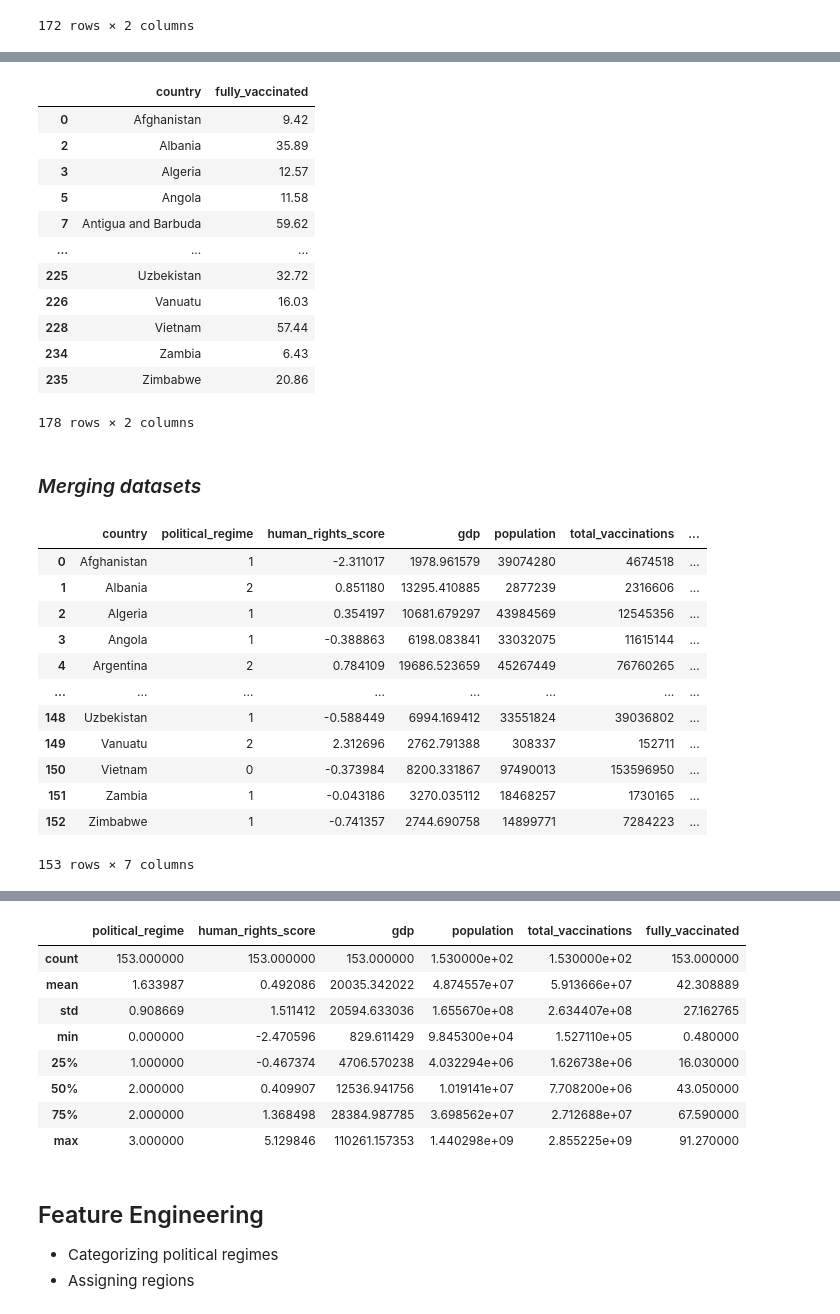
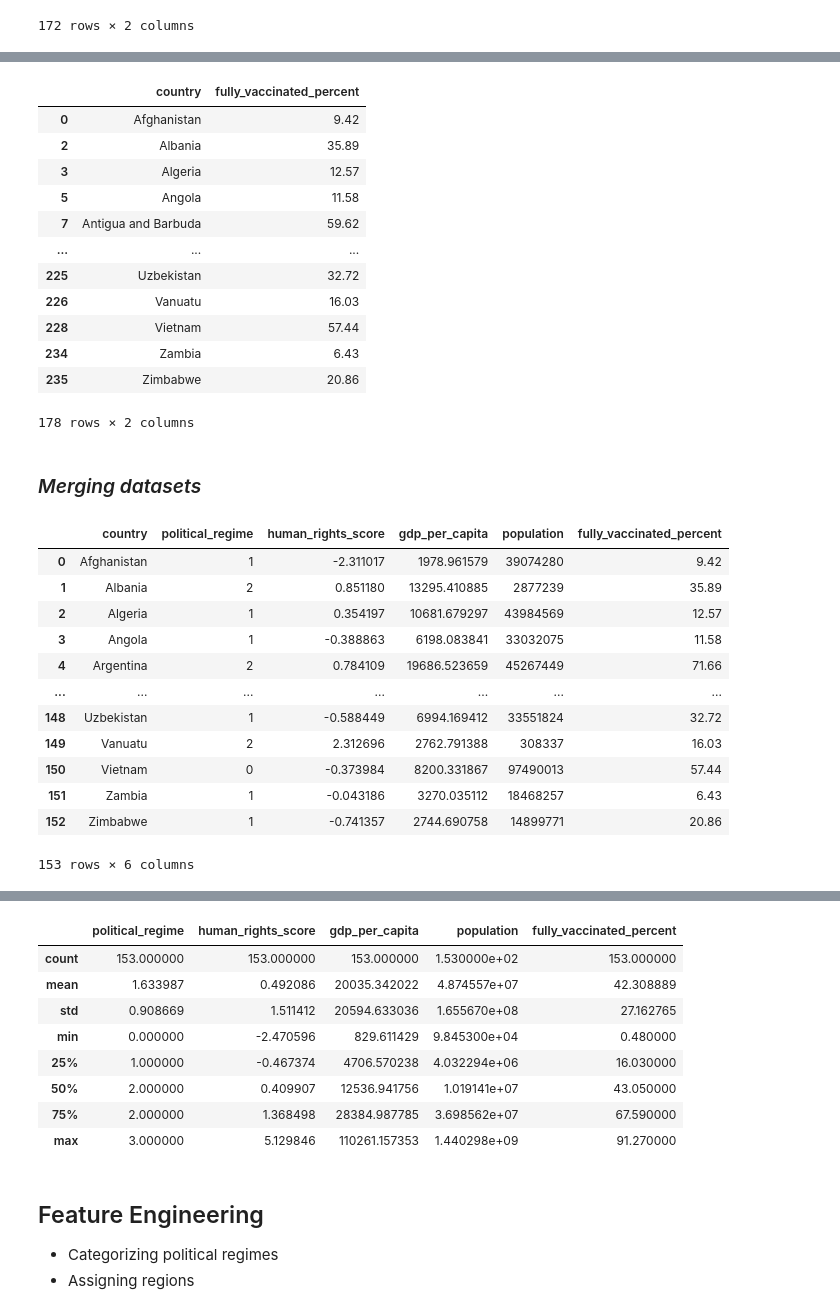
Before and after one commit to RuizLorenzoChavez/DATA100-Finals-COVID-Vaccination-Tracker, a Jupyter notebook: group1-data-storytelling.ipynb, the cells around one changed output, grey strips where cells are left out. Cells and saved outputs as stored; diff of their text form; code cells hidden in the pictures.

```diff
--- a/group1-data-storytelling.ipynb
+++ b/group1-data-storytelling.ipynb
@@ -331,7 +321,7 @@ renamed_dropped_political_regimes.head()
 # %%
 # gdp
 new_columns={'Entity':'country',
-             'GDP per capita, PPP (constant 2017 international $)':'gdp'}
+             'GDP per capita, PPP (constant 2017 international $)':'gdp_per_capita'}
 columns_to_drop=['Code','Year']
 
 renamed_dropped_gdp = (gdp).drop(columns=columns_to_drop).rename(columns=new_columns)
@@ -374,10 +364,10 @@ renamed_dropped_population_2020.head()
 | 3 | American Samoa | 55169 |
 | 4 | Andorra | 77287 |
 # %%
-# cumulative_covid_vaccination
-new_columns={'Entity':'country'}
-columns_to_drop=['Code','Day']
+# fully_vaccinated_individuals
+new_columns={'Entity':'country','people_fully_vaccinated_per_hundred':'fully_vaccinated_percent'}
+columns_to_drop=['Code','145609-annotations','Day']
 
-renamed_dropped_cumulative_covid_vaccination = (cumulative_covid_vaccination).drop(columns=columns_to_drop).rename(columns=new_columns)
-renamed_dropped_cumulative_covid_vaccination.head()
+renamed_dropped_fully_vaccinated_individuals = (fully_vaccinated_individuals).drop(columns=columns_to_drop).rename(columns=new_columns)
+renamed_dropped_fully_vaccinated_individuals.head()
 # %% [output]
@@ -581,7 +527,7 @@ cleaned_cumulative_covid_vaccination
 cleaned_fully_vaccinated_individuals = sans_duplicates_fully_vaccinated_individuals[sans_duplicates_fully_vaccinated_individuals['country'].isin(sovereign_states)]
 cleaned_fully_vaccinated_individuals
 # %% [output]
-|  | country | fully_vaccinated |
+|  | country | fully_vaccinated_percent |
 | 0 | Afghanistan | 9.42 |
 | 2 | Albania | 35.89 |
 | 3 | Algeria | 12.57 |
@@ -599,29 +545,29 @@ cleaned_fully_vaccinated_individuals
 # %%
 political_regime_N_gdp = cleaned_political_regimes.merge(cleaned_gdp,how='inner')
 political_regime_N_gdp_N_human_rights_score = political_regime_N_gdp.merge(cleaned_human_rights_score,how='inner')
 political_regime_N_gdp_N_human_rights_score_N_population = political_regime_N_gdp_N_human_rights_score.merge(cleaned_population_2020,how='inner')
 
-cumulative_vaccination = political_regime_N_gdp_N_human_rights_score_N_population.merge(cleaned_cumulative_covid_vaccination,how='inner')
-dataset = cumulative_vaccination.merge(cleaned_fully_vaccinated_individuals,how='inner')
+dataset = political_regime_N_gdp_N_human_rights_score_N_population.merge(cleaned_fully_vaccinated_individuals,how='inner')
+
 prime_dataset = dataset
-prime_dataset = prime_dataset[['country','political_regime','human_rights_score','gdp','population','total_vaccinations','fully_vaccinated']]
+prime_dataset = prime_dataset[['country','political_regime','human_rights_score','gdp_per_capita','population','fully_vaccinated_percent']]
 
 display(prime_dataset)
 prime_dataset.info()
 prime_dataset.describe()
 # %% [output]
-|  | country | political_regime | human_rights_score | gdp | population | total_vaccinations | ... |
-| 0 | Afghanistan | 1 | -2.311017 | 1978.961579 | 39074280 | 4674518 | ... |
-| 1 | Albania | 2 | 0.851180 | 13295.410885 | 2877239 | 2316606 | ... |
-| 2 | Algeria | 1 | 0.354197 | 10681.679297 | 43984569 | 12545356 | ... |
-| 3 | Angola | 1 | -0.388863 | 6198.083841 | 33032075 | 11615144 | ... |
-| 4 | Argentina | 2 | 0.784109 | 19686.523659 | 45267449 | 76760265 | ... |
-| ... | ... | ... | ... | ... | ... | ... | ... |
-| 148 | Uzbekistan | 1 | -0.588449 | 6994.169412 | 33551824 | 39036802 | ... |
-| 149 | Vanuatu | 2 | 2.312696 | 2762.791388 | 308337 | 152711 | ... |
-| 150 | Vietnam | 0 | -0.373984 | 8200.331867 | 97490013 | 153596950 | ... |
-| 151 | Zambia | 1 | -0.043186 | 3270.035112 | 18468257 | 1730165 | ... |
-| 152 | Zimbabwe | 1 | -0.741357 | 2744.690758 | 14899771 | 7284223 | ... |
+|  | country | political_regime | human_rights_score | gdp_per_capita | population | fully_vaccinated_percent |
+| 0 | Afghanistan | 1 | -2.311017 | 1978.961579 | 39074280 | 9.42 |
+| 1 | Albania | 2 | 0.851180 | 13295.410885 | 2877239 | 35.89 |
+| 2 | Algeria | 1 | 0.354197 | 10681.679297 | 43984569 | 12.57 |
+| 3 | Angola | 1 | -0.388863 | 6198.083841 | 33032075 | 11.58 |
+| 4 | Argentina | 2 | 0.784109 | 19686.523659 | 45267449 | 71.66 |
+| ... | ... | ... | ... | ... | ... | ... |
+| 148 | Uzbekistan | 1 | -0.588449 | 6994.169412 | 33551824 | 32.72 |
+| 149 | Vanuatu | 2 | 2.312696 | 2762.791388 | 308337 | 16.03 |
+| 150 | Vietnam | 0 | -0.373984 | 8200.331867 | 97490013 | 57.44 |
+| 151 | Zambia | 1 | -0.043186 | 3270.035112 | 18468257 | 6.43 |
+| 152 | Zimbabwe | 1 | -0.741357 | 2744.690758 | 14899771 | 20.86 |
-153 rows × 7 columns
+153 rows × 6 columns
 <class 'pandas.core.frame.DataFrame'>
 Int64Index: 153 entries, 0 to 152
@@ -640,12 +585,12 @@ memory usage: 9.6+ KB
-|  | political_regime | human_rights_score | gdp | population | total_vaccinations | fully_vaccinated |
-| count | 153.000000 | 153.000000 | 153.000000 | 1.530000e+02 | 1.530000e+02 | 153.000000 |
-| mean | 1.633987 | 0.492086 | 20035.342022 | 4.874557e+07 | 5.913666e+07 | 42.308889 |
-| std | 0.908669 | 1.511412 | 20594.633036 | 1.655670e+08 | 2.634407e+08 | 27.162765 |
-| min | 0.000000 | -2.470596 | 829.611429 | 9.845300e+04 | 1.527110e+05 | 0.480000 |
-| 25% | 1.000000 | -0.467374 | 4706.570238 | 4.032294e+06 | 1.626738e+06 | 16.030000 |
-| 50% | 2.000000 | 0.409907 | 12536.941756 | 1.019141e+07 | 7.708200e+06 | 43.050000 |
-| 75% | 2.000000 | 1.368498 | 28384.987785 | 3.698562e+07 | 2.712688e+07 | 67.590000 |
-| max | 3.000000 | 5.129846 | 110261.157353 | 1.440298e+09 | 2.855225e+09 | 91.270000 |
+|  | political_regime | human_rights_score | gdp_per_capita | population | fully_vaccinated_percent |
+| count | 153.000000 | 153.000000 | 153.000000 | 1.530000e+02 | 153.000000 |
+| mean | 1.633987 | 0.492086 | 20035.342022 | 4.874557e+07 | 42.308889 |
+| std | 0.908669 | 1.511412 | 20594.633036 | 1.655670e+08 | 27.162765 |
+| min | 0.000000 | -2.470596 | 829.611429 | 9.845300e+04 | 0.480000 |
+| 25% | 1.000000 | -0.467374 | 4706.570238 | 4.032294e+06 | 16.030000 |
+| 50% | 2.000000 | 0.409907 | 12536.941756 | 1.019141e+07 | 43.050000 |
+| 75% | 2.000000 | 1.368498 | 28384.987785 | 3.698562e+07 | 67.590000 |
+| max | 3.000000 | 5.129846 | 110261.157353 | 1.440298e+09 | 91.270000 |
 # %% [markdown]
 ## Feature Engineering
 - Categorizing political regimes
```
Also changed, not shown: parts of 27 cells of this notebook, 1 other file.
